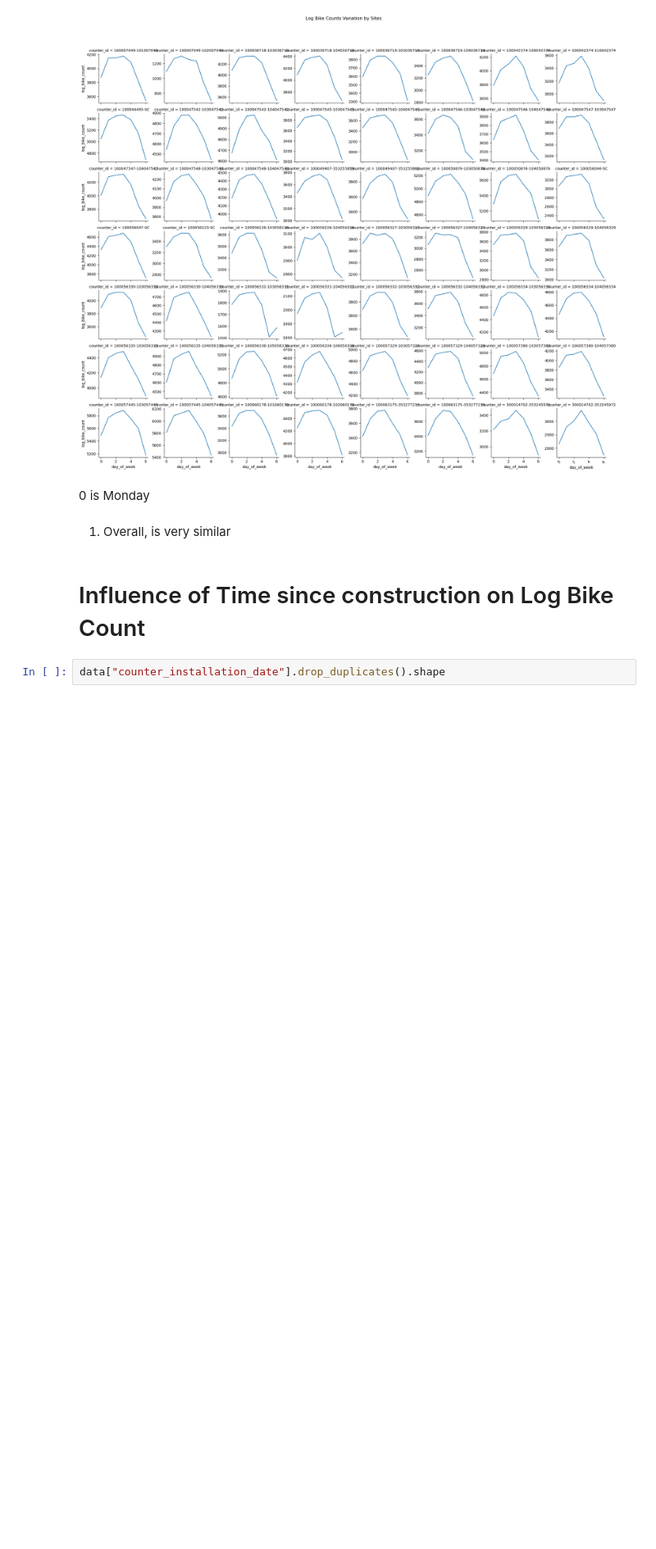
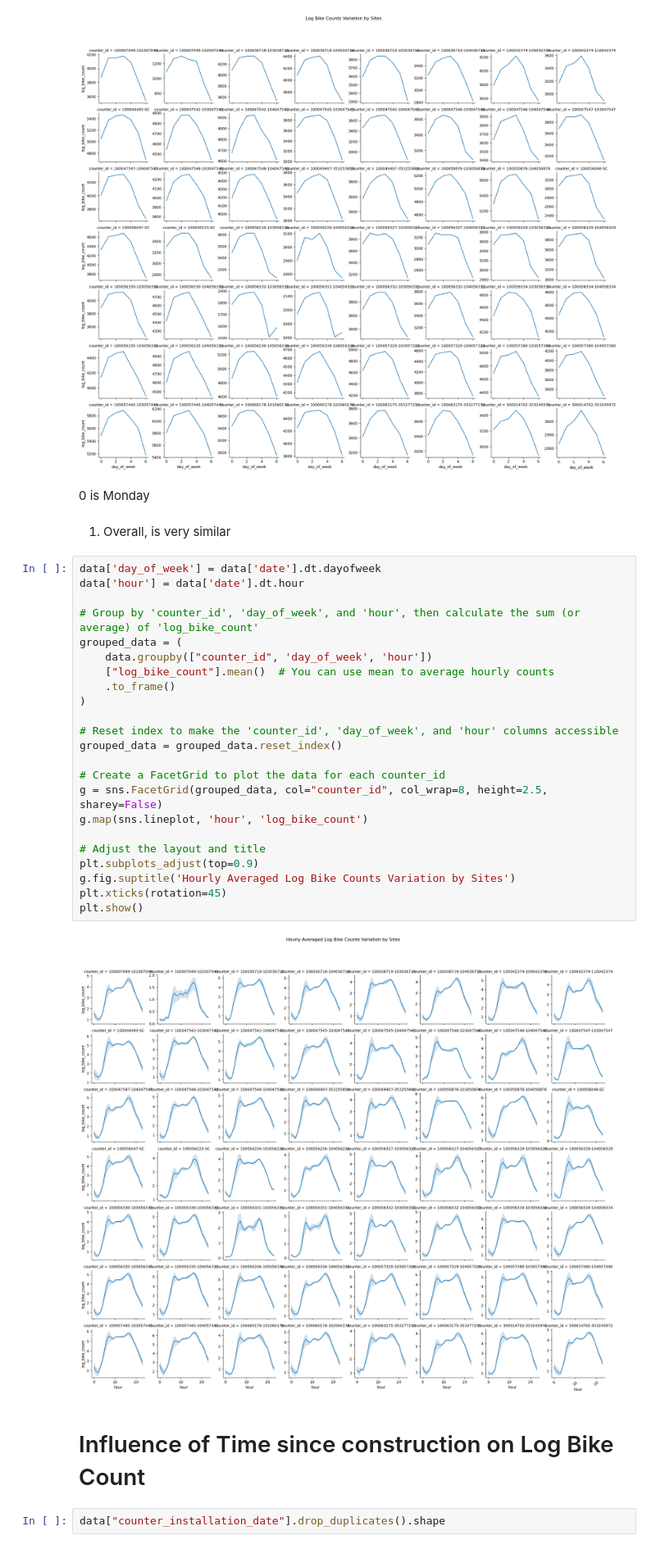
Before and after one commit to maximotk/bike_counters, a Jupyter notebook: Spatial_Analysis.ipynb, the cells around one changed output. Shown at 82% size. Drawn from its saved outputs; the diff is of its cells as text; blank space fills up the shorter version.

```diff
--- a/Spatial_Analysis.ipynb
+++ b/Spatial_Analysis.ipynb
@@ -214,6 +258,31 @@ plt.show()
 0 is Monday
 # %% [markdown]
 1. Overall, is very similar
+# %%
+data['day_of_week'] = data['date'].dt.dayofweek
+data['hour'] = data['date'].dt.hour
+
+# Group by 'counter_id', 'day_of_week', and 'hour', then calculate the sum (or average) of 'log_bike_count'
+grouped_data = (
+    data.groupby(["counter_id", 'day_of_week', 'hour'])
+    ["log_bike_count"].mean()  # You can use mean to average hourly counts
+    .to_frame()
+)
+
+# Reset index to make the 'counter_id', 'day_of_week', and 'hour' columns accessible
+grouped_data = grouped_data.reset_index()
+
+# Create a FacetGrid to plot the data for each counter_id
+g = sns.FacetGrid(grouped_data, col="counter_id", col_wrap=8, height=2.5, sharey=False)
+g.map(sns.lineplot, 'hour', 'log_bike_count')
+
+# Adjust the layout and title
+plt.subplots_adjust(top=0.9)
+g.fig.suptitle('Hourly Averaged Log Bike Counts Variation by Sites')
+plt.xticks(rotation=45)
+plt.show()
+# %% [output]
+[figure, added]
 # %% [markdown]
 # Influence of Time since construction on Log Bike Count
 # %%
```
Also changed, not shown: parts of 1 cell of this notebook, 1 other file.
